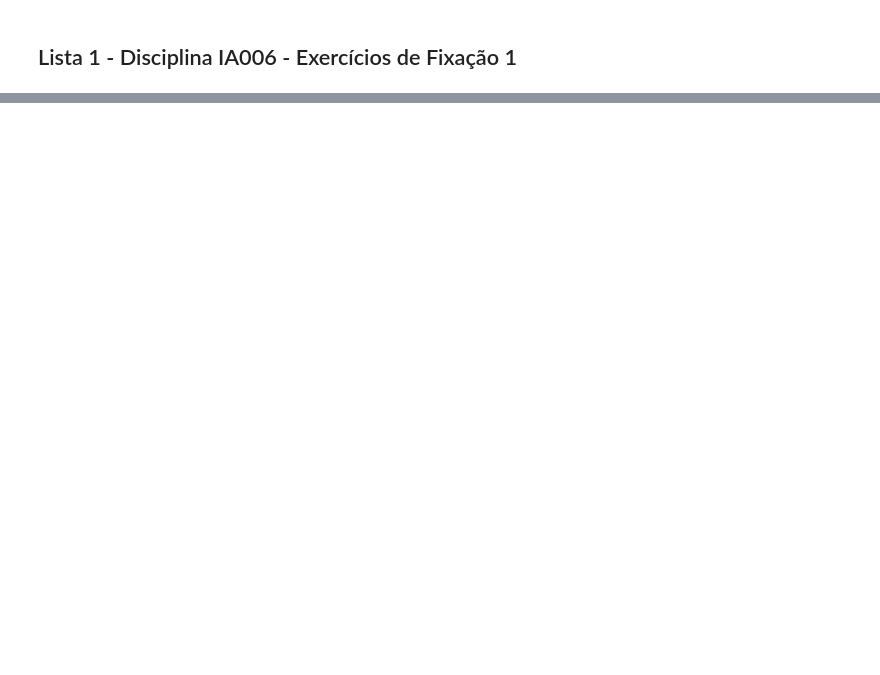
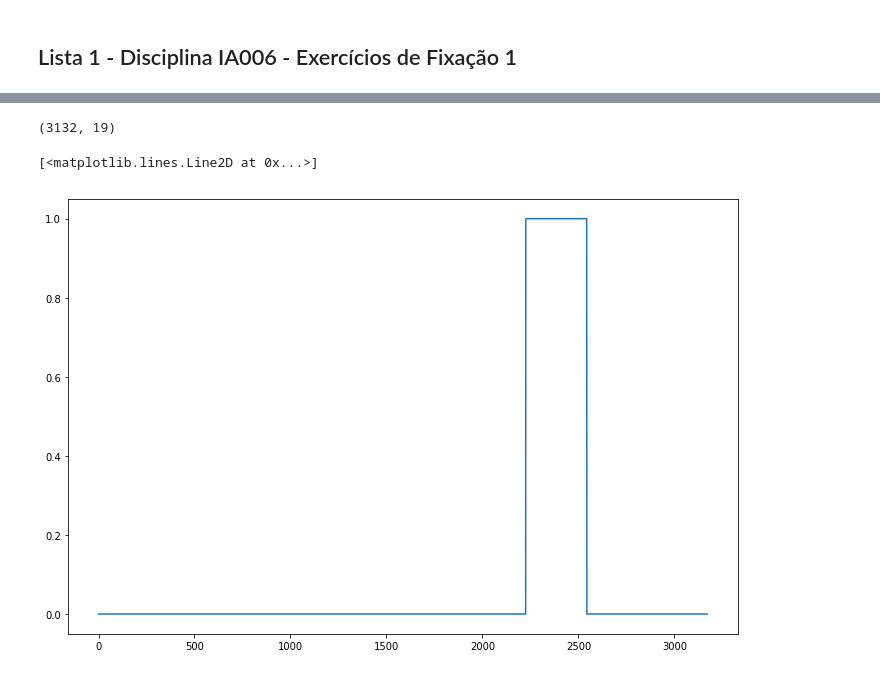
Before and after one commit to cerqueirajc/Machine-Learning-FEEC, a Jupyter notebook: notebooks/efc1.ipynb, the cells around one changed output, grey strips where cells are left out. Cells and saved outputs as stored; diff of their text form; code cells hidden in the pictures; blank space fills up the shorter version.

```diff
--- a/notebooks/efc1.ipynb
+++ b/notebooks/efc1.ipynb
@@ -15,15 +17,28 @@ class MyData():
         self.sunspot = array[:, 1:].copy()
 
         # create 20 features which are delays of the original data
+        # and remove rows that contains zeros as input features
         flat_sunspot = self.sunspot.flatten()
         data = np.zeros( (flat_sunspot.shape[0], 21) )
         data[:,-1] = flat_sunspot
         for i in range(20):
             data[(i+1):, i] = flat_sunspot[:-(i+1)]
-        # remove rows that contains zeros as input features
-        self.data = data[20:]
+        self.data = data[20:] #drop first 20 lines because of zero'd features
 
-        # test will be last 5 year, equivalent to last 60 months
-        # warining, those are views, not copies
-        self.test = data[-60:, :]
-        self.training = data[:-60, :]
+        self.features = self.data[:, :-1]
+        self.label = self.data[:, -1]
+        self.nfeatures = self.features.shape[1]
+        self.nrows = self.features.shape[0]
+
+    def split_kfold(self, k, nktest):
+        assert (nktest < k), "Fold selected for test must be within number of K-folds"
+
+        nrows = self.nrows
+        nelements = np.ceil(nrows/k)
+
+        mask = np.array([ True if ((i >= nelements*nktest) and (i < nelements*(nktest+1)))
+                         else False
+                         for i in range(nrows)],
+                        dtype='bool')
+
+        return mask
@@ -74,0 +125,2 @@ fea = test[:,:-1]
+# %%
+dt = MyData(data)
@@ -74,0 +155,22 @@ fea = test[:,:-1]
+# %%
+m = BoolMask()
+m.remove(17)
+b = m.save()
+m.insert(17)
+m.mask
+b.mask
+dt.training_features[:,b.mask].shape
+# %% [output]
+(3132, 19)
+# %%
+def get_kfold_function(data, k):
+    def clojure(n):
+        return data.split_kfold(k, n)
+    return clojure
+
+kfs = get_kfold_function(dt,10)
+# %%
+plt.plot(kfs(7))
+# %% [output]
+[<matplotlib.lines.Line2D at 0x...>]
+[figure, added]
```
Also changed, not shown: parts of 12 cells of this notebook.
